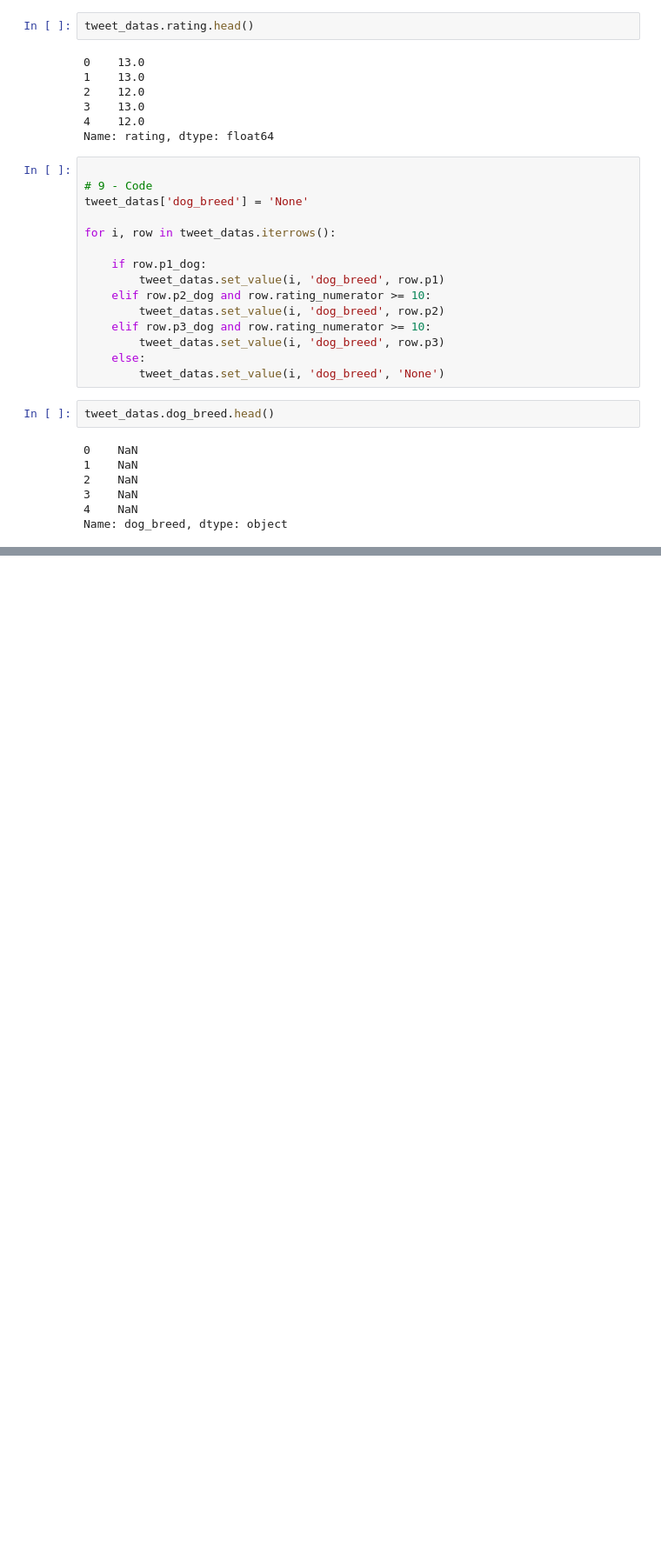
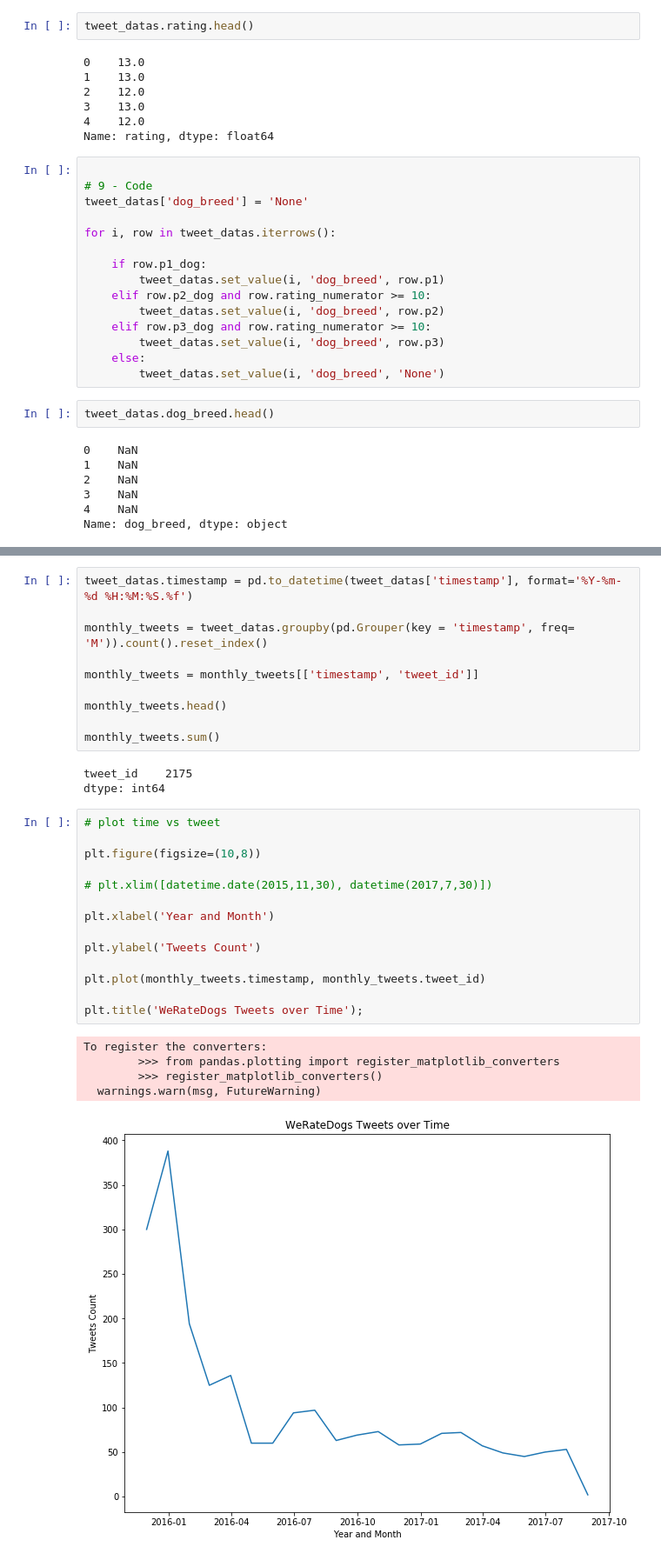
Before and after one commit to ashwanisng/Wrangle-And-Analyze-Data, a Jupyter notebook: wrangle_act.ipynb, the cells around one changed output, grey strips where cells are left out. Shown at 87% size. Saved outputs shown, nothing was run; the diff lists cells and outputs as text; blank space fills up the shorter version.

```diff
--- a/wrangle_act.ipynb
+++ b/wrangle_act.ipynb
@@ -871,0 +858,33 @@ Name: dog_breed, dtype: object
+# %%
+tweet_datas.timestamp = pd.to_datetime(tweet_datas['timestamp'], format='%Y-%m-%d %H:%M:%S.%f')
+
+monthly_tweets = tweet_datas.groupby(pd.Grouper(key = 'timestamp', freq=  'M')).count().reset_index()
+
+monthly_tweets = monthly_tweets[['timestamp', 'tweet_id']]
+
+monthly_tweets.head()
+
+monthly_tweets.sum()
+# %% [output]
+tweet_id    2175
+dtype: int64
+# %%
+# plot time vs tweet
+
+plt.figure(figsize=(10,8))
+
+# plt.xlim([datetime.date(2015,11,30), datetime(2017,7,30)])
+
+plt.xlabel('Year and Month')
+
+plt.ylabel('Tweets Count')
+
+plt.plot(monthly_tweets.timestamp, monthly_tweets.tweet_id)
+
+plt.title('WeRateDogs Tweets over Time');
+# %% [output]
+To register the converters:
+        >>> from pandas.plotting import register_matplotlib_converters
+        >>> register_matplotlib_converters()
+  warnings.warn(msg, FutureWarning)
+[figure, added]
```
Also changed, not shown: parts of 40 cells of this notebook, 3 other files.
